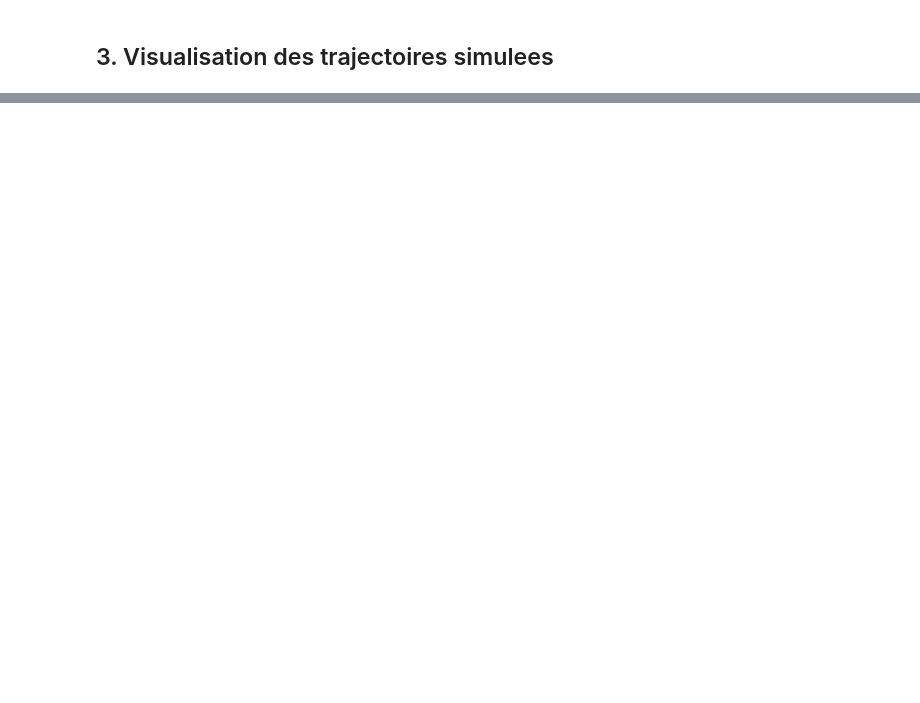
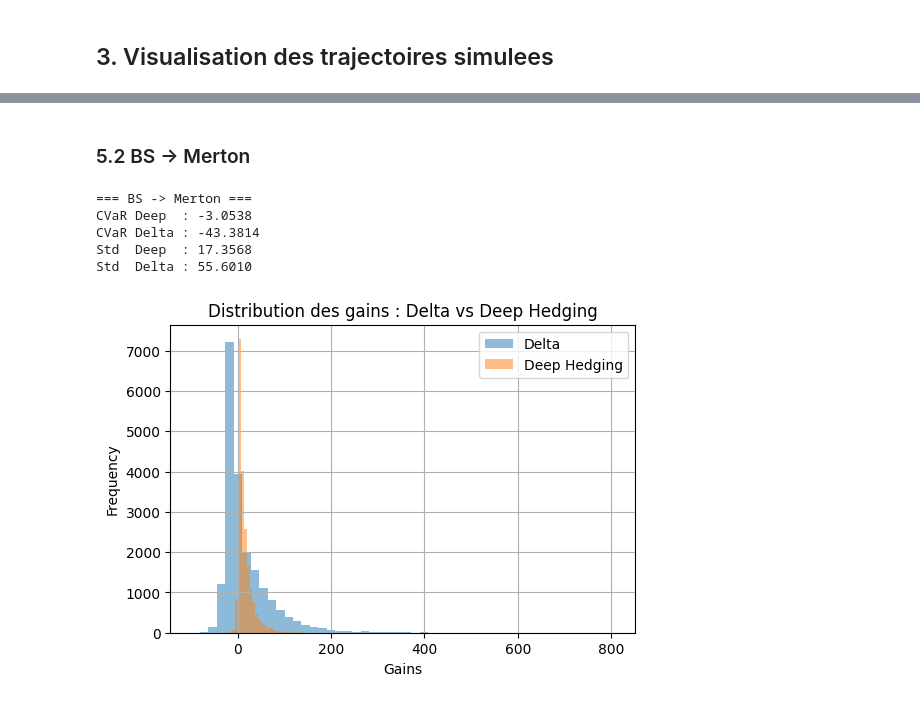
Before and after one commit to GianniCrn/DeepHedging, a Jupyter notebook: DeepHedging.ipynb, the cells around one changed output, grey strips where cells are left out. Drawn from its saved outputs; the diff is of its cells as text; code cells hidden in the pictures; blank space fills up the shorter version.

```diff
--- a/DeepHedging.ipynb
+++ b/DeepHedging.ipynb
@@ -416,0 +162,25 @@ deep_hedging/
+# %% [markdown]
+### 5.2 BS → Merton
+# %%
+eval_bs_merton = evaluate_strategies_env_world(
+    cfg_bs,
+    res_train_bs["policy"],
+    world_class=SimpleWorldMerton,
+    n_paths_eval=20_000,
+    seed_eval=cfg_bs.random.seed_eval_bs_merton,
+)
+
+print("=== BS -> Merton ===")
+print(f"CVaR Deep  : {eval_bs_merton['cvar_deep']:.4f}")
+print(f"CVaR Delta : {eval_bs_merton['cvar_delta']:.4f}")
+print(f"Std  Deep  : {eval_bs_merton['std_deep']:.4f}")
+print(f"Std  Delta : {eval_bs_merton['std_delta']:.4f}")
+
+plot_gains_hist(eval_bs_merton)
+# %% [output]
+=== BS -> Merton ===
+CVaR Deep  : -3.0538
+CVaR Delta : -43.3814
+Std  Deep  : 17.3568
+Std  Delta : 55.6010
+[figure, added]
```
Also changed, not shown: parts of 58 cells of this notebook, 2 other files.
